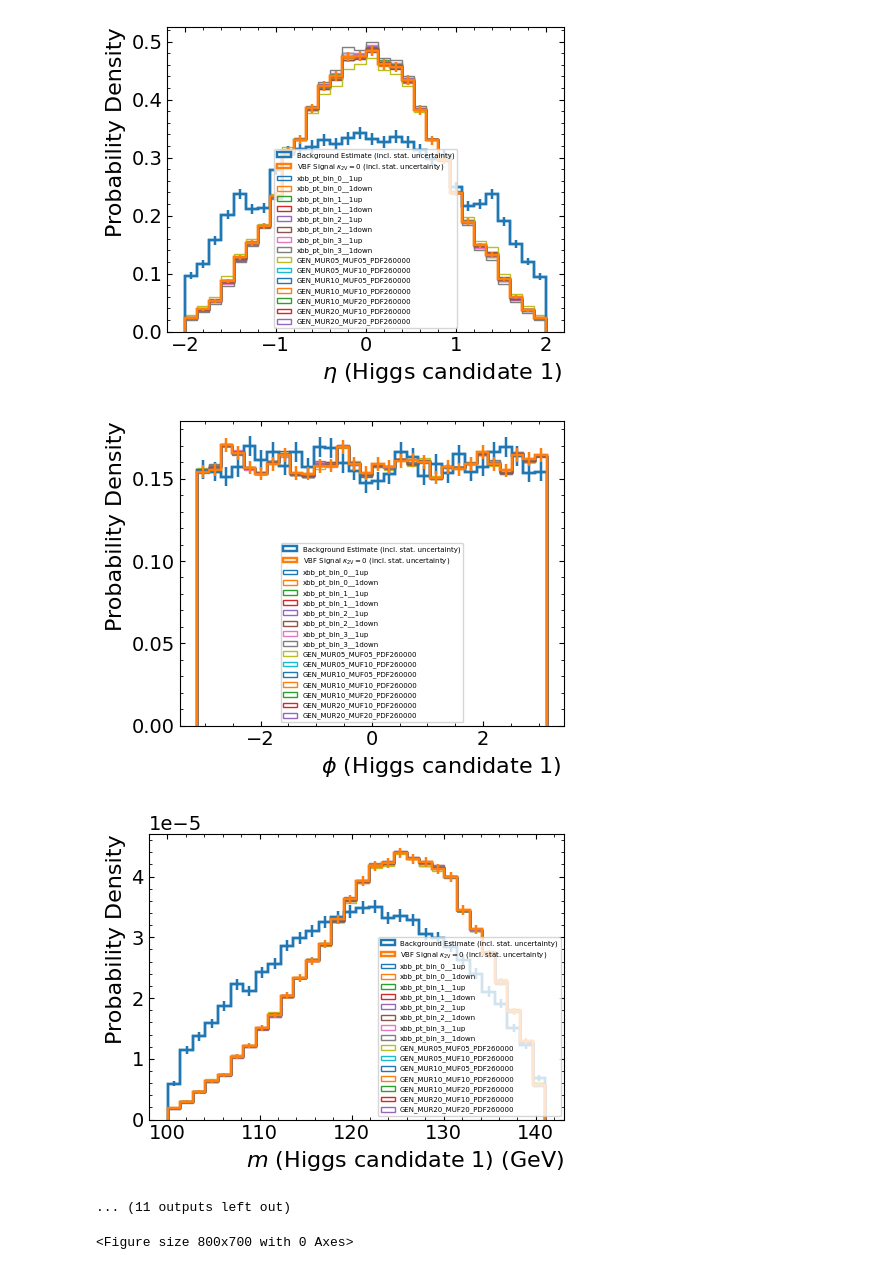
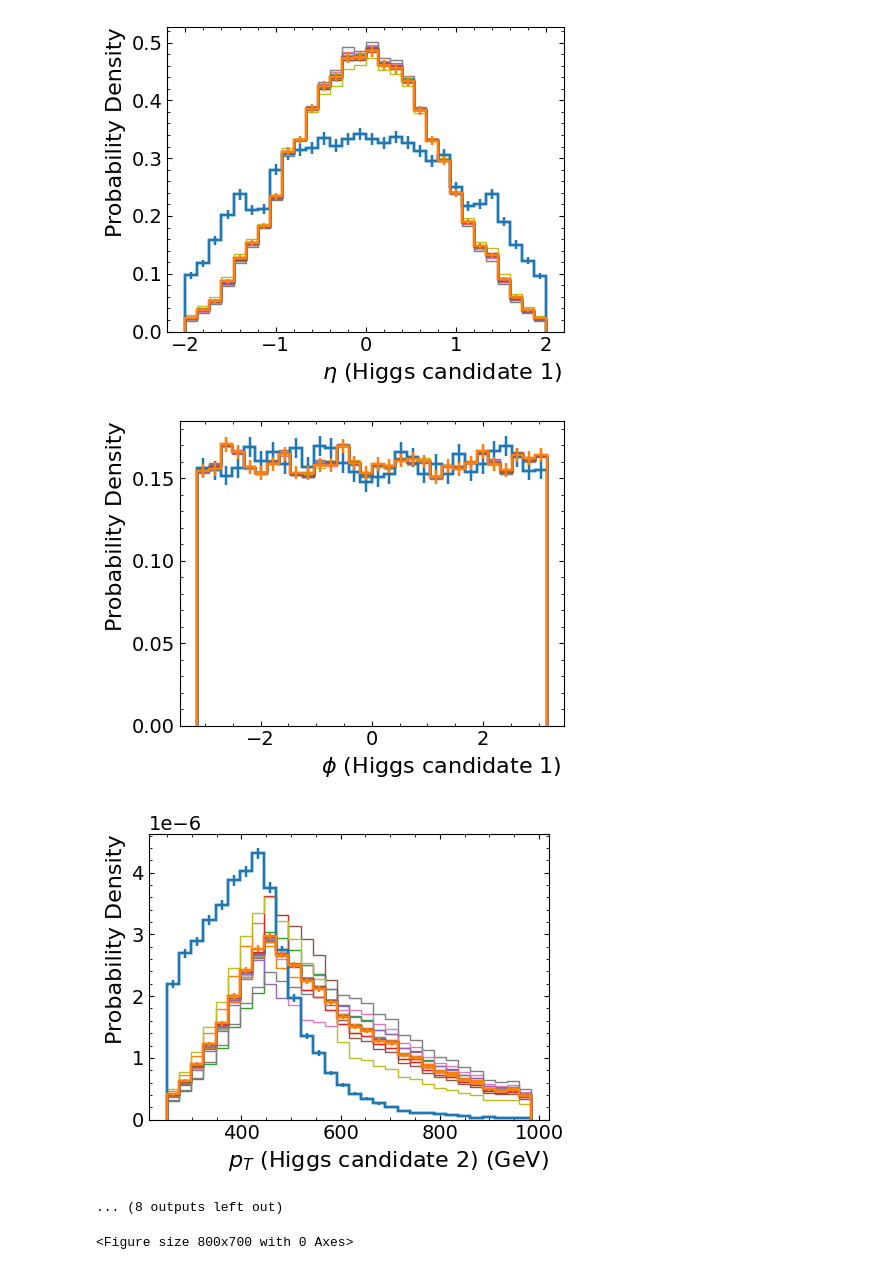
Before and after one commit to fred-renner/tomatos, a Jupyter notebook: tomatos/input_plots.ipynb, the cells around one changed output. Saved outputs shown, nothing was run; the diff lists cells and outputs as text; code cells hidden in the pictures.

```diff
--- a/tomatos/input_plots.ipynb
+++ b/tomatos/input_plots.ipynb
@@ -42,9 +42,9 @@ import scipy.stats
 plt.rcParams.update({"font.size": 14})
 
 run2_file = (
-    "/lustre/fs22/group/atlas/freder/hh/run/dump/tomatos_vars_no_vbf_cut/dump-run2.h5"
+    "/lustre/fs22/group/atlas/freder/hh/run/dump/tomatos_vars_trigger_sf/dump-run2.h5"
 )
-signal_file = "/lustre/fs22/group/atlas/freder/hh/run/dump/tomatos_vars_no_vbf_cut/dump-l1cvv0cv1.h5"
+signal_file = "/lustre/fs22/group/atlas/freder/hh/run/dump/tomatos_vars_trigger_sf/dump-l1cvv0cv1.h5"
 
 
 vars = [
@@ -59,16 +59,16 @@ vars = [
     "pt_h1",
     "eta_h1",
     "phi_h1",
-    "m_h1",
+    # "m_h1",
     "pt_h2",
     "eta_h2",
     "phi_h2",
-    "m_h2",
+    # "m_h2",
     "pt_hh",
     "eta_hh",
     "phi_hh",
     "m_hh",
-    "lead_xbb_score",
+    # "lead_xbb_score",
     "m_jj",
     "eta_jj",
 ]
@@ -82,10 +82,6 @@ systematics = [
     "xbb_pt_bin_2__1down",
     "xbb_pt_bin_3__1up",
     "xbb_pt_bin_3__1down",
-    # "JET_EtaIntercalibration_NonClosure_PreRec__1up",
-    # "JET_EtaIntercalibration_Modelling__1up",
-    # "JET_EtaIntercalibration_NonClosure_PreRec__1down",
-    # "JET_EtaIntercalibration_Modelling__1down",
     "GEN_MUR05_MUF05_PDF260000",
     "GEN_MUR05_MUF10_PDF260000",
     "GEN_MUR10_MUF05_PDF260000",
@@ -105,10 +101,6 @@ labels = [
     "xbb_pt_bin_2__1down",
     "xbb_pt_bin_3__1up",
     "xbb_pt_bin_3__1down",
-    # "JET_EtaIntercalibration_NonClosure_PreRec__1up",
-    # "JET_EtaIntercalibration_Modelling__1up",
-    # "JET_EtaIntercalibration_NonClosure_PreRec__1down",
-    # "JET_EtaIntercalibration_Modelling__1down",
     "GEN_MUR05_MUF05_PDF260000",
     "GEN_MUR05_MUF10_PDF260000",
     "GEN_MUR10_MUF05_PDF260000",
@@ -315,7 +307,7 @@ with h5py.File(signal_file, "r") as f:
                     variable_ = rf"$\eta$"
                     suffix = ""
                 if "m_jj" in v:
-                    variable_ = r"$m_{jj}$ (MeV)"
+                    variable_ = r"$m_{jj}$ (GeV)"
                     suffix = ""
                 if "eta_jj" in v:
                     variable_ = r"$|\Delta\eta(j,j)|$"
@@ -353,13 +345,13 @@ with h5py.File(signal_file, "r") as f:
             ax.tick_params(axis="both", which="both", direction="in")  # Ticks inside
             plt.gca().get_xaxis().get_offset_text().set_position((1.12, 0))
 
-            plt.legend(labels, fontsize=5)
+            # plt.legend(labels, fontsize=5)
 
             plt.tight_layout()
 
             plt.savefig(
-                # f"/lustre/fs22/group/atlas/freder/hh/run/plots/tomatos_inputs/{var}.pdf"
-                f"/lustre/fs22/group/atlas/freder/hh/run/plots/tomatos_inputs/with_legend/{var}.pdf"
+                f"/lustre/fs22/group/atlas/freder/hh/run/plots/tomatos_inputs/{var}.pdf"
+                # f"/lustre/fs22/group/atlas/freder/hh/run/plots/tomatos_inputs/with_legend/{var}.pdf"
             )
 
             plt.show()
@@ -377,7 +369,7 @@ with h5py.File(signal_file, "r") as f:
-[figure, old version]
+[figure, new version]
-[figure, old version]
+[figure, new version]
-[figure, old version]
+[figure, new version]
-... (11 outputs left out)
+... (8 outputs left out)
 # %%
 # make blank
 
```
Also changed, not shown: parts of 2 cells of this notebook, 9 other files.
